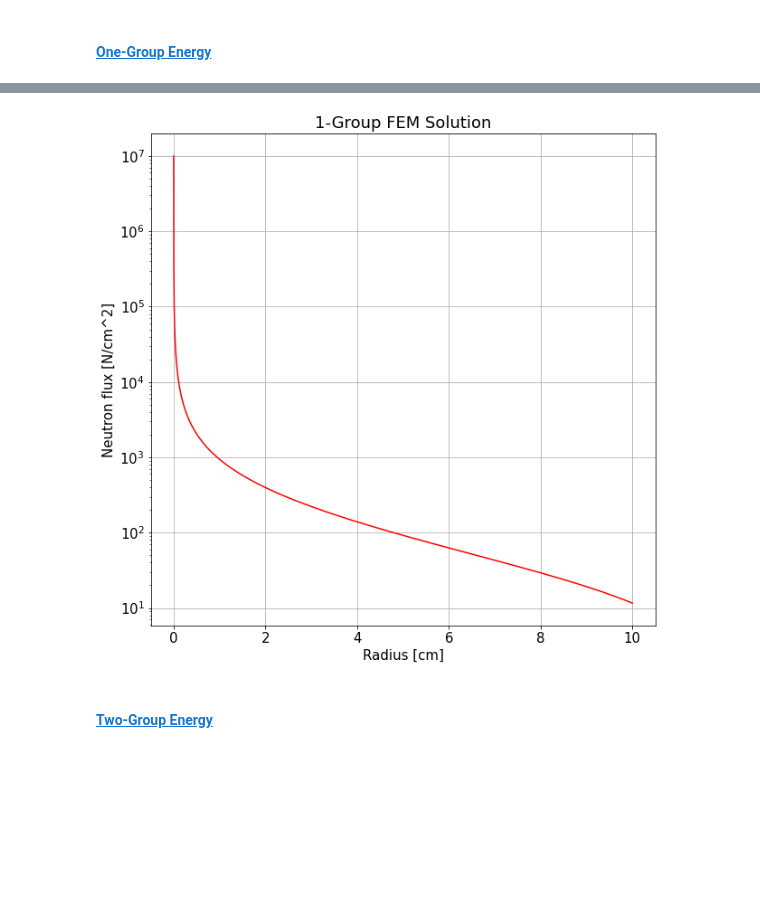
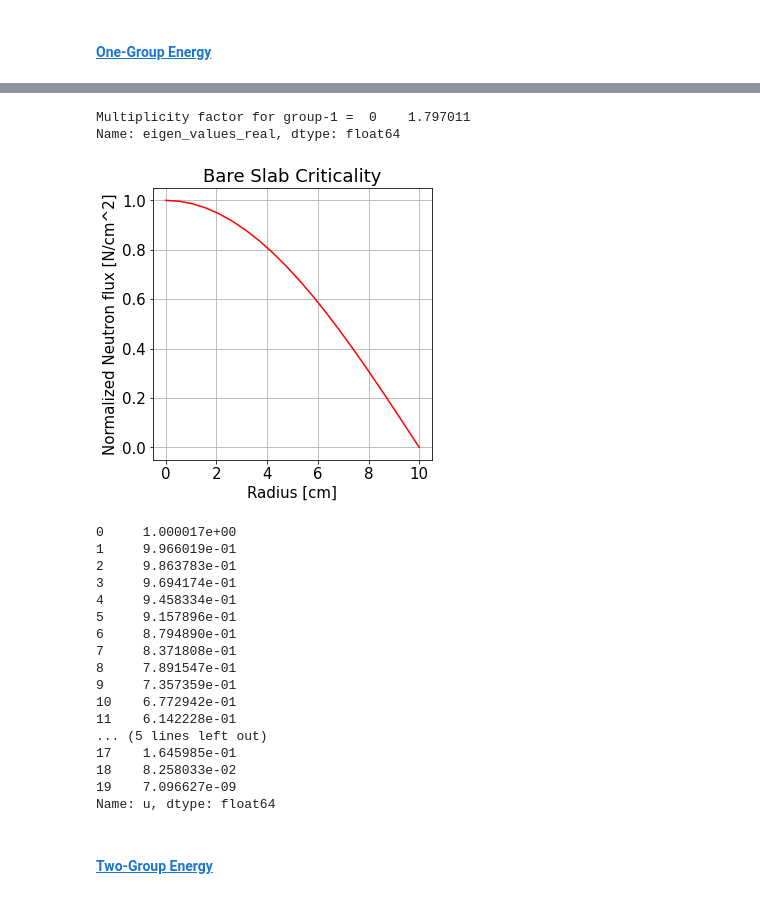
Before and after one commit to AnthonyB08/neutron__transport, a Jupyter notebook: report-coupled-3Domains.ipynb, the cells around one changed output, grey strips where cells are left out. Cells and saved outputs as stored; diff of their text form; code cells hidden in the pictures; blank space fills up the shorter version.

```diff
--- a/report-coupled-3Domains.ipynb
+++ b/report-coupled-3Domains.ipynb
@@ -185,22 +267,66 @@ Parallelism:
+# %%
+import numpy as np
+import pandas as pd
+df = pd.read_csv('inputEigenProblem_out_eigenvalue-data_0001.csv')
+lam =df["eigen_values_real"]
+
+
+sigma_a1=.1
+sigma_f1=.1
+v1=2.4355
+
+
+
+#k=v[0]*sigma_f[0]/(lam+sigma_a[0])
+
+k1=v1*sigma_f1/(lam+sigma_a1)
+print('Multiplicity factor for group-1 = ',k1)
+# %% [output]
+Multiplicity factor for group-1 =  0    1.797011
+Name: eigen_values_real, dtype: float64
 # %%
 import pandas as pd
-df = pd.read_csv('output1G_x-data_0002.csv')
-#plot_solution(df, title='Dirichlet BC FEM Solution', basis_functions_type='Linear Lagrange', flux_basis_functions_type='Constant Monomial')
-#print(df)
-fig = plt.figure(figsize=(10,10))
-plt.plot(df["x"],df["u1"],"r-")
-plt.yscale("log")
-#plt.xlim(0,100)
+
+df = pd.read_csv('inputEigenProblem_out_x-data_0001.csv')
+df2 = pd.read_csv('inputEigenProblem_out.csv')
+unormal=df2["u-normalized"]
+fig = plt.figure(figsize=(5,5))
+plt.plot(df["x"],df["u"]/unormal[1],"r-")
+
+u_values=df["u"]/unormal[1]
+plt.grid()
+
 plt.xlabel("Radius [cm]")
-plt.ylabel("Neutron flux [N/cm^2]")
+plt.ylabel("Normalized Neutron flux [N/cm^2]")
 font = {'family' : 'DejaVu Sans',
         'weight' : 'normal',
         'size'   : 15}
 plt.rc('font', **font)
-plt.title("1-Group FEM Solution")
-plt.grid()
+
+plt.title("Bare Slab Criticality")
 plt.show()
 # %% [output]
-[figure, old version]
+[figure, new version]
+# %%
+
+print(u_values)
+# %% [output]
+0     1.000017e+00
+1     9.966019e-01
+2     9.863783e-01
+3     9.694174e-01
+4     9.458334e-01
+5     9.157896e-01
+6     8.794890e-01
+7     8.371808e-01
+8     7.891547e-01
+9     7.357359e-01
+10    6.772942e-01
+11    6.142228e-01
+... (5 lines left out)
+17    1.645985e-01
+18    8.258033e-02
+19    7.096627e-09
+Name: u, dtype: float64
 # %% [markdown]
 #### [Two-Group Energy](#toc)<a id="twogroupenergy"></a>
```
Also changed, not shown: parts of 8 cells of this notebook, 13 other files.
